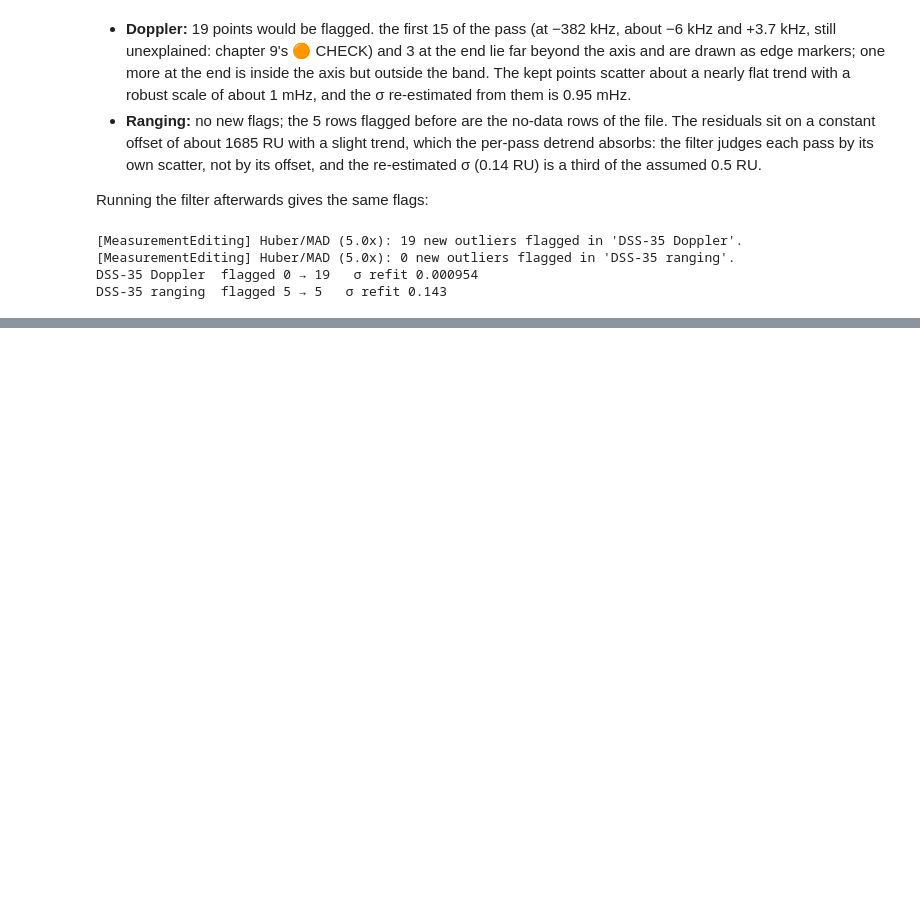
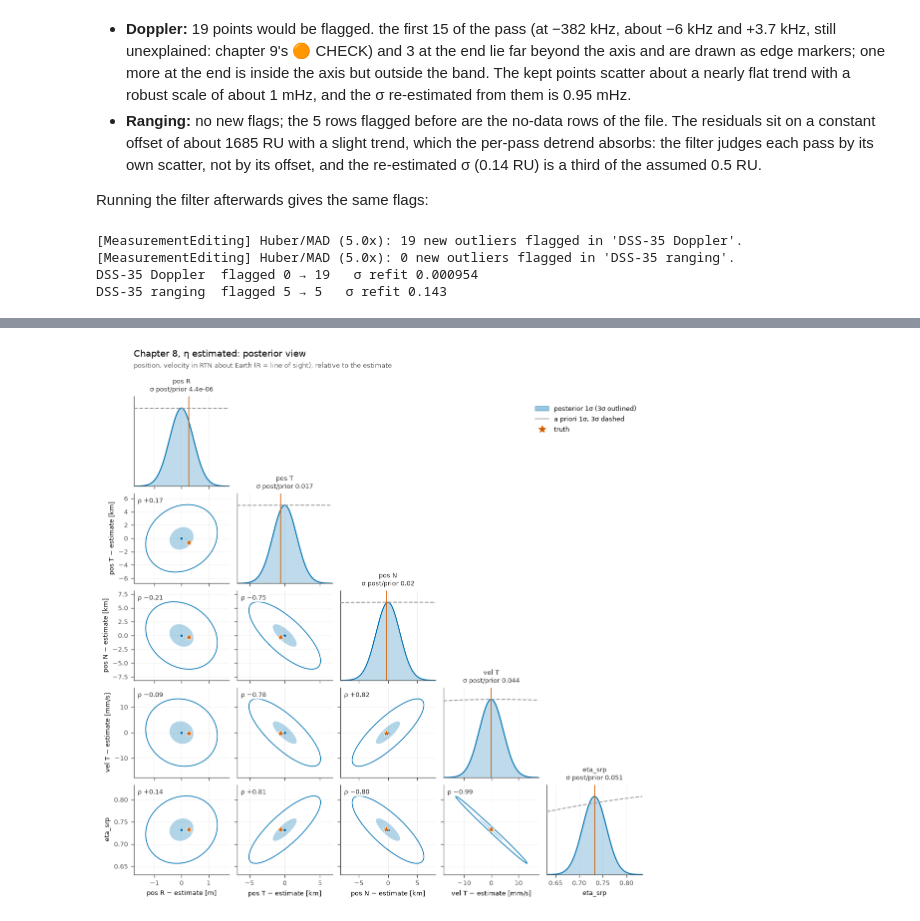
Before and after one commit to CCAR-ORCCA/scarabaeus, a Jupyter notebook: tutorials/v2/plotting_prototype_demo.ipynb, the cells around one changed output, grey strips where cells are left out. Saved outputs shown, nothing was run; the diff lists cells and outputs as text; code cells hidden in the pictures; blank space fills up the shorter version.

```diff
--- a/tutorials/v2/plotting_prototype_demo.ipynb
+++ b/tutorials/v2/plotting_prototype_demo.ipynb
@@ -357,0 +368,7 @@ DSS-35 ranging  flagged 5 → 5   σ refit 0.143
+# %%
+from plotting_prototype import plot_prior_posterior
+
+plot_prior_posterior(eta_fits["estimated"], ["pos R", "pos T", "pos N", "vel T", "eta_srp"], truth=orex,
+                     truth_values={"eta_srp": 11 / 15}, title="Chapter 8, η estimated: posterior view");
+# %% [output]
+[figure, added]
```
Also changed, not shown: parts of 14 cells of this notebook, 1 other file.
